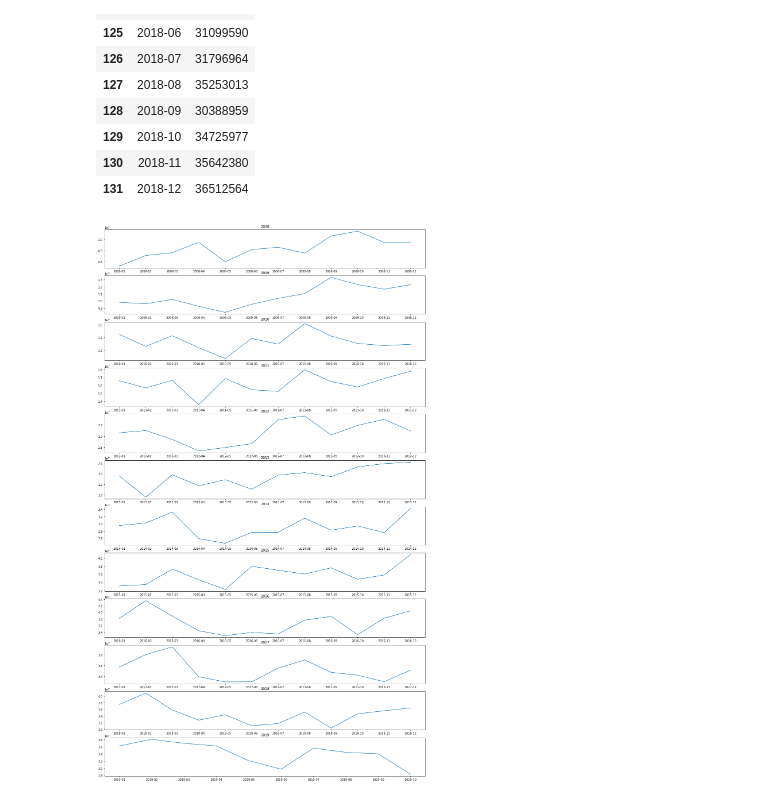
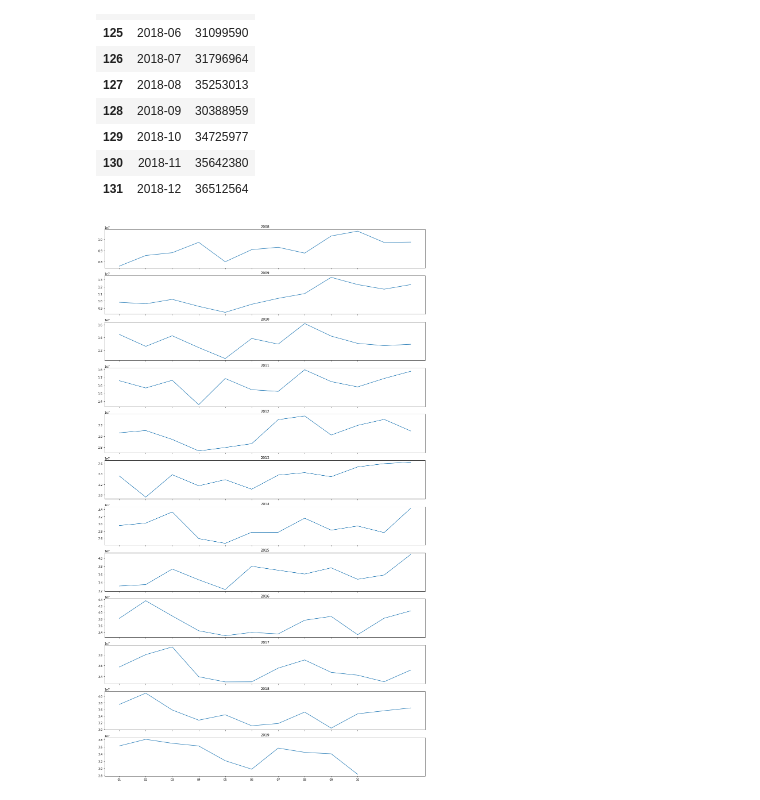
Before and after one commit to windyinwind/ML_sales_predict, a Jupyter notebook: Sales Pattern Analysis.ipynb, the cells around one changed output. Drawn from its saved outputs; the diff is of its cells as text; code cells hidden in the pictures.

```diff
--- a/Sales Pattern Analysis.ipynb
+++ b/Sales Pattern Analysis.ipynb
@@ -50,11 +50,12 @@ sales[sales['month'].str.contains('2018')]
 | 130 | 2018-11 | 35642380 |
 | 131 | 2018-12 | 36512564 |
 # %%
-f, axes = plt.subplots(12, figsize=(20,35))
+f, axes = plt.subplots(12, figsize=(20,35), sharex=True)
 #f, axes = plt.subplots(12, 1, sharey=True)
 for i, year in enumerate(years):
     year_sales = sales[sales['month'].str.contains(str(year))]
+    months = [m.split('-')[1] for m in year_sales.month.values]
     axes[i].set_title(year)
-    axes[i].plot(year_sales.month.values, year_sales.sales.values)
+    axes[i].plot(months, year_sales.sales.values)
 # %% [output]
-[figure, old version]
+[figure, new version]
```
